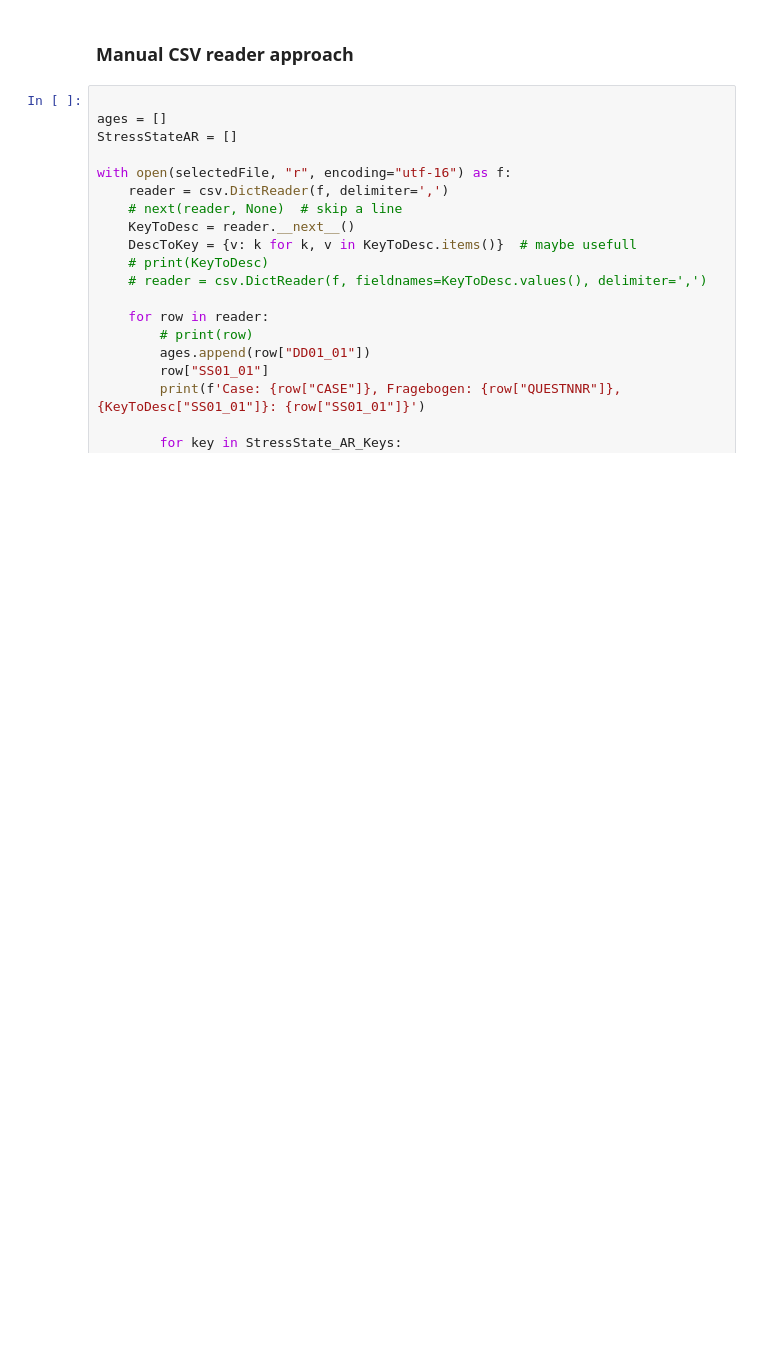
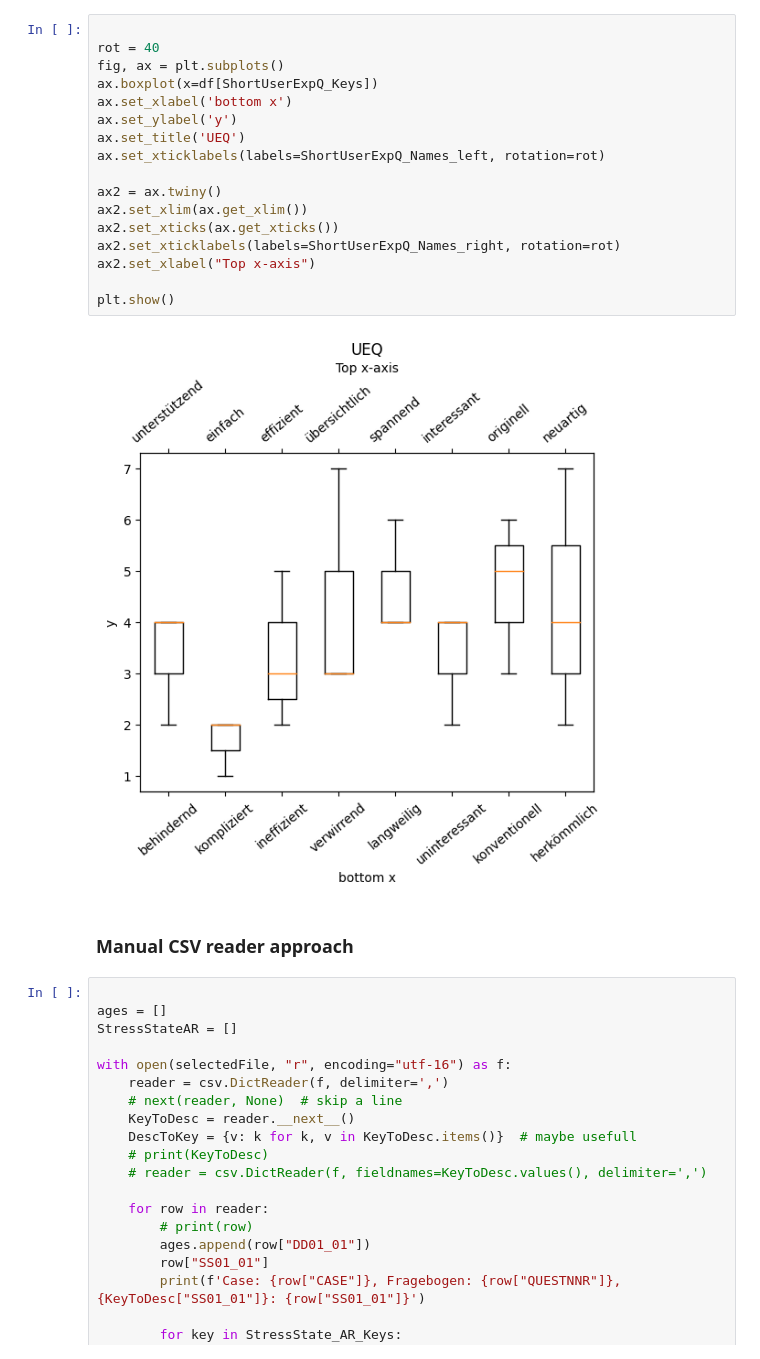
Before and after one commit to BrunoBerger/Zen-Office, a Jupyter notebook: Auswertung/test.ipynb, the cells around one changed output. Drawn from its saved outputs; the diff is of its cells as text; blank space fills up the shorter version.

```diff
--- a/Auswertung/test.ipynb
+++ b/Auswertung/test.ipynb
@@ -63,3 +49,22 @@ plt.show()
+# %%
+
+rot = 40
+fig, ax = plt.subplots()
+ax.boxplot(x=df[ShortUserExpQ_Keys])
+ax.set_xlabel('bottom x')
+ax.set_ylabel('y')
+ax.set_title('UEQ')
+ax.set_xticklabels(labels=ShortUserExpQ_Names_left, rotation=rot)
+
+ax2 = ax.twiny()
+ax2.set_xlim(ax.get_xlim())
+ax2.set_xticks(ax.get_xticks())
+ax2.set_xticklabels(labels=ShortUserExpQ_Names_right, rotation=rot)
+ax2.set_xlabel("Top x-axis")
+
+plt.show()
+# %% [output]
+[figure, added]
 # %% [markdown]
 ### Manual CSV reader approach
 # %%
```
Also changed, not shown: parts of 2 cells of this notebook, 1 other file.
